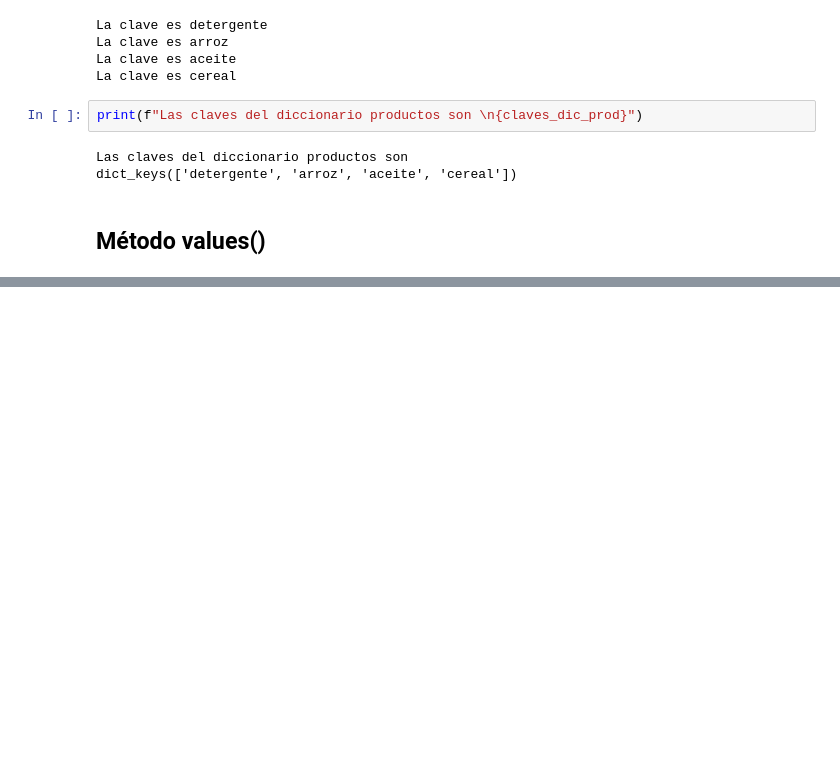
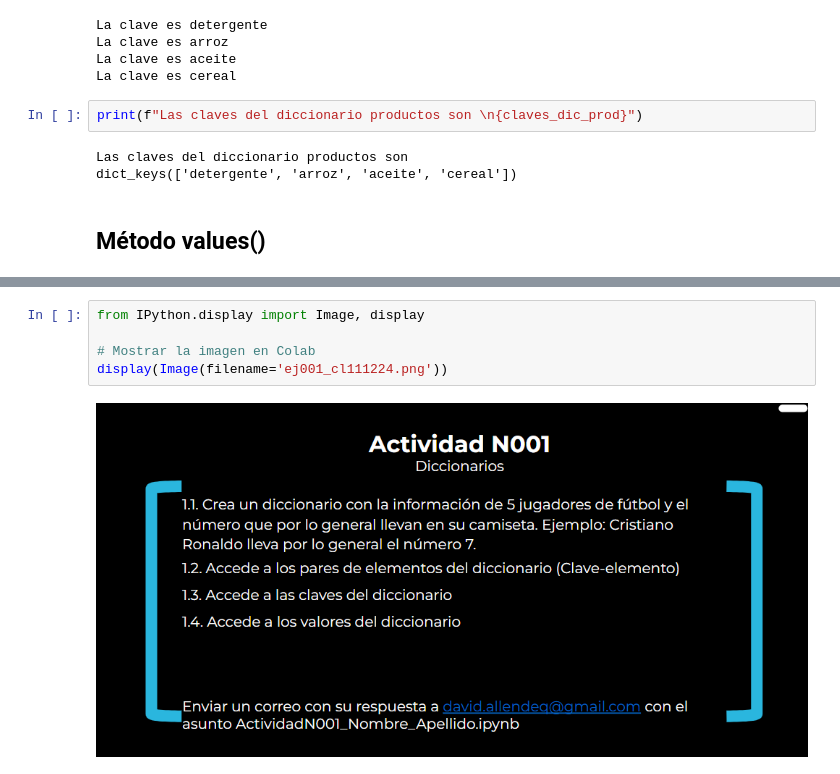
Before and after one commit to miad52/Python_UTEC, a Jupyter notebook: [6]_Python_UTEC_111224.ipynb, the cells around one changed output, grey strips where cells are left out. Saved outputs shown, nothing was run; the diff lists cells and outputs as text; blank space fills up the shorter version.

```diff
--- a/[6]_Python_UTEC_111224.ipynb
+++ b/[6]_Python_UTEC_111224.ipynb
@@ -497,0 +549,7 @@ dict_keys(['detergente', 'arroz', 'aceite', 'cereal'])
+# %%
+from IPython.display import Image, display
+
+# Mostrar la imagen en Colab
+display(Image(filename='ej001_cl111224.png'))
+# %% [output]
+[figure, added]
```
Also changed, not shown: parts of 52 cells of this notebook.
